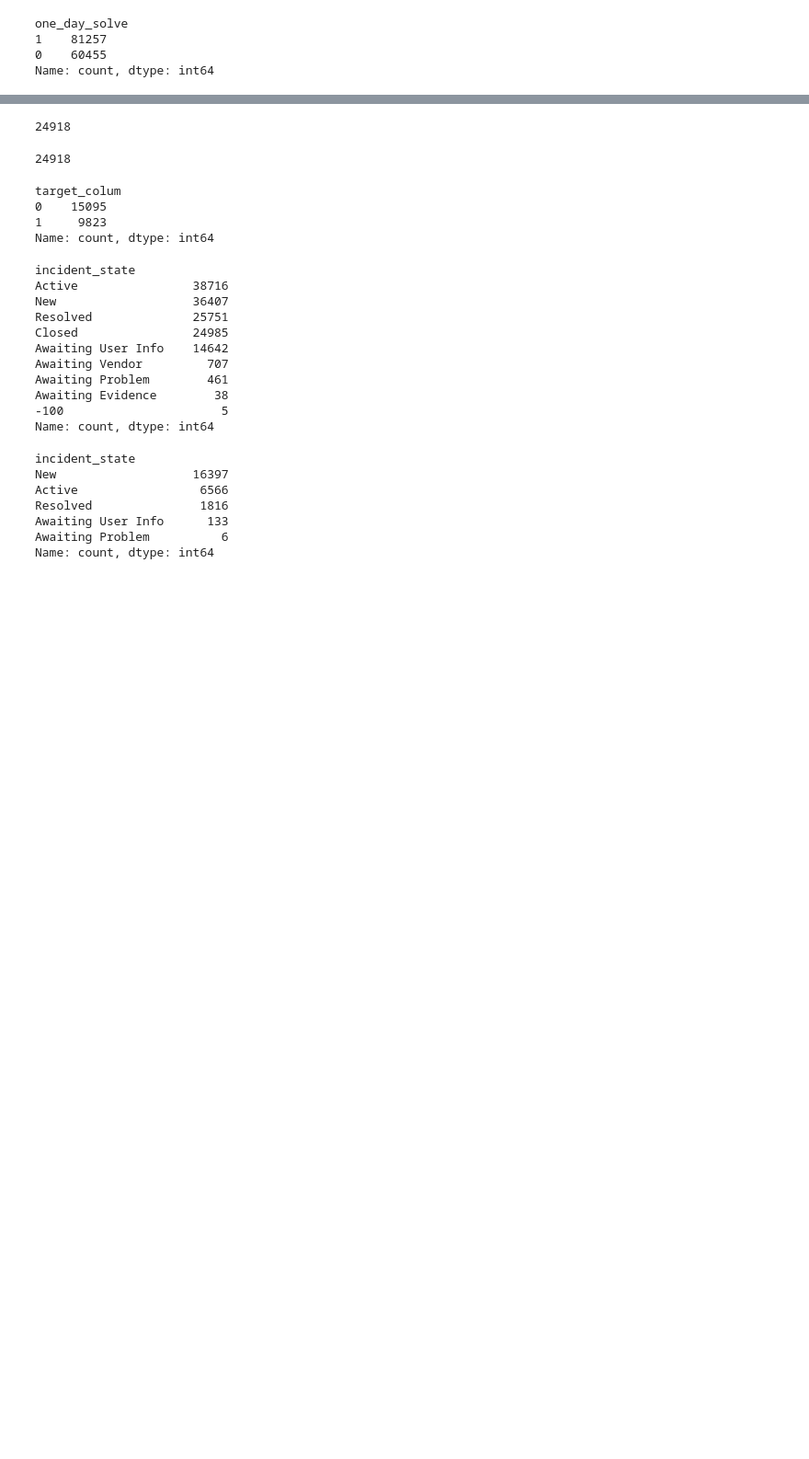
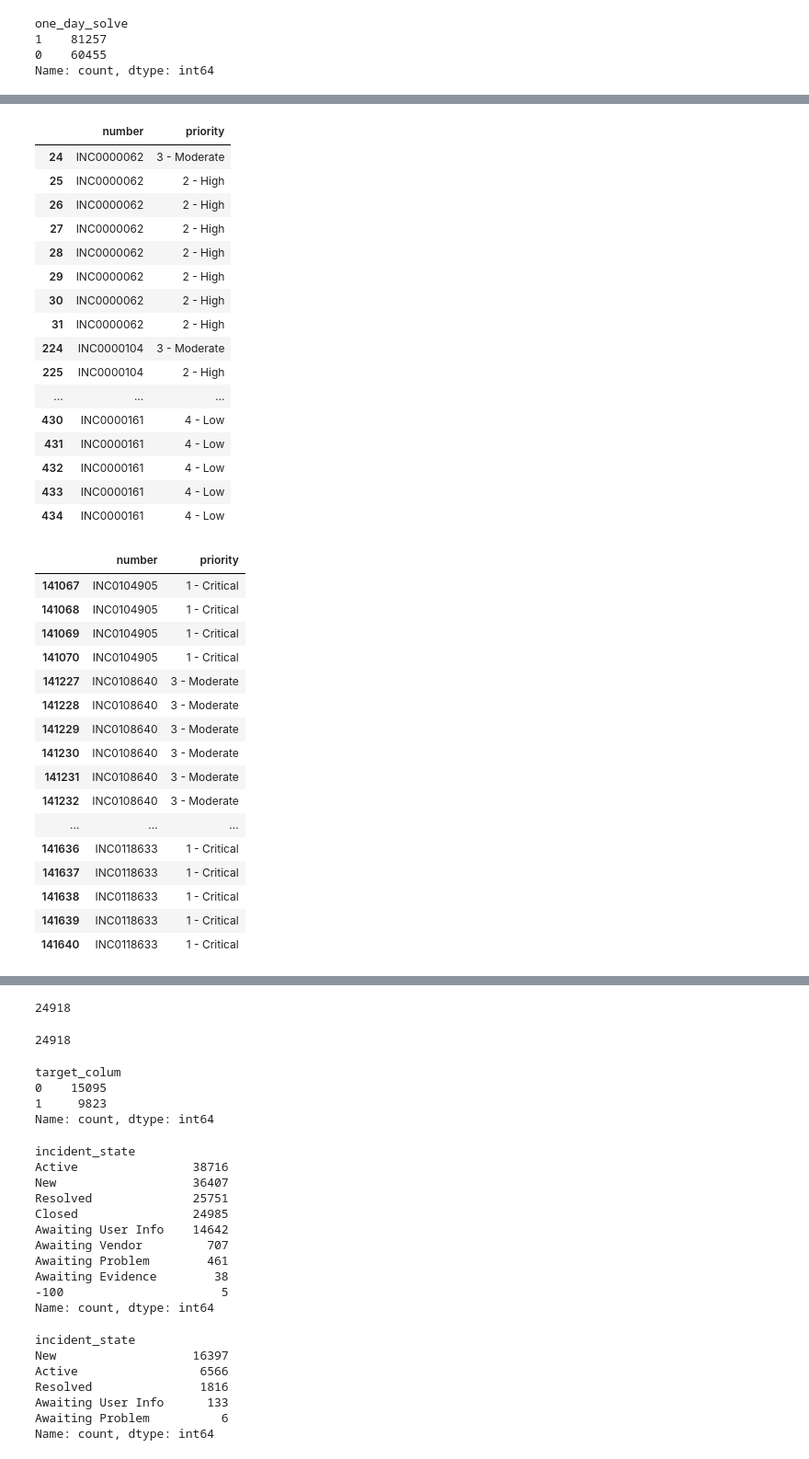
Before and after one commit to Sug-ar-N-Spice/Incident_Events, a Jupyter notebook: incident_event_log.ipynb, the cells around one changed output, grey strips where cells are left out. Shown: that part at 92% size. Drawn from its saved outputs; the diff is of its cells as text; code cells hidden in the pictures; blank space fills up the shorter version.

```diff
--- a/incident_event_log.ipynb
+++ b/incident_event_log.ipynb
@@ -341,0 +320,42 @@ Name: count, dtype: int64
+# %%
+#group by 'number' and filter for groups where the 'priority' values are not the same
+different_priority_df = df_nan.groupby('number').filter(lambda x: x['priority'].nunique() > 1)
+
+#display the new DataFrame with numbers that have different 'priority' values
+display(different_priority_df[['number', 'priority']].head(25))
+display(different_priority_df[['number', 'priority']].tail(50))
+# %% [output]
+|  | number | priority |
+| 24 | INC0000062 | 3 - Moderate |
+| 25 | INC0000062 | 2 - High |
+| 26 | INC0000062 | 2 - High |
+| 27 | INC0000062 | 2 - High |
+| 28 | INC0000062 | 2 - High |
+| 29 | INC0000062 | 2 - High |
+| 30 | INC0000062 | 2 - High |
+| 31 | INC0000062 | 2 - High |
+| 224 | INC0000104 | 3 - Moderate |
+| 225 | INC0000104 | 2 - High |
+| ... | ... | ... |
+| 430 | INC0000161 | 4 - Low |
+| 431 | INC0000161 | 4 - Low |
+| 432 | INC0000161 | 4 - Low |
+| 433 | INC0000161 | 4 - Low |
+| 434 | INC0000161 | 4 - Low |
+|  | number | priority |
+| 141067 | INC0104905 | 1 - Critical |
+| 141068 | INC0104905 | 1 - Critical |
+| 141069 | INC0104905 | 1 - Critical |
+| 141070 | INC0104905 | 1 - Critical |
+| 141227 | INC0108640 | 3 - Moderate |
+| 141228 | INC0108640 | 3 - Moderate |
+| 141229 | INC0108640 | 3 - Moderate |
+| 141230 | INC0108640 | 3 - Moderate |
+| 141231 | INC0108640 | 3 - Moderate |
+| 141232 | INC0108640 | 3 - Moderate |
+| ... | ... | ... |
+| 141636 | INC0118633 | 1 - Critical |
+| 141637 | INC0118633 | 1 - Critical |
+| 141638 | INC0118633 | 1 - Critical |
+| 141639 | INC0118633 | 1 - Critical |
+| 141640 | INC0118633 | 1 - Critical |
```
Also changed, not shown: parts of 122 cells of this notebook.
